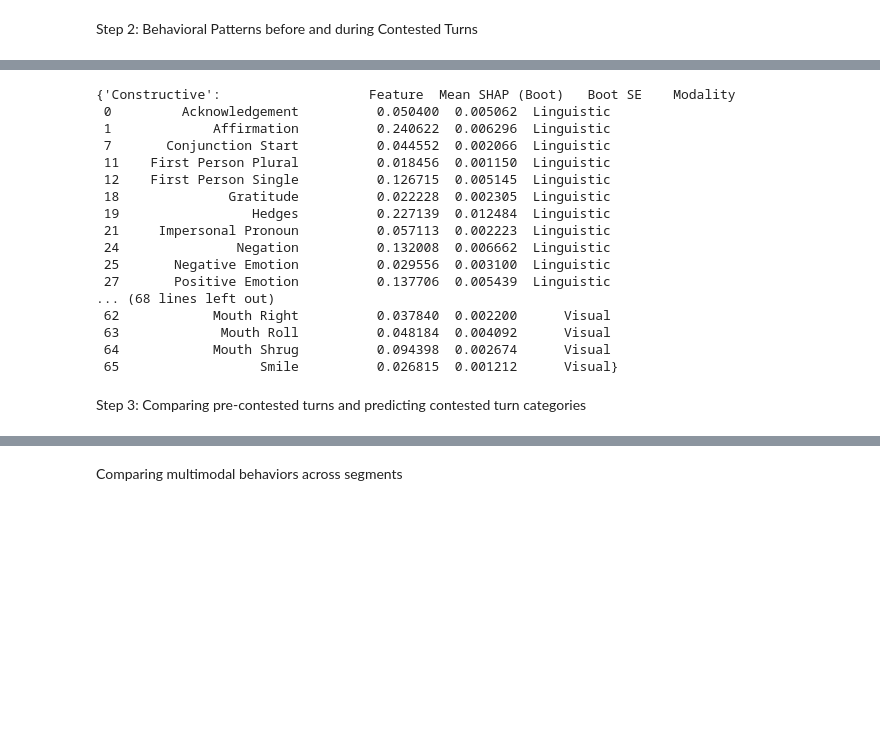
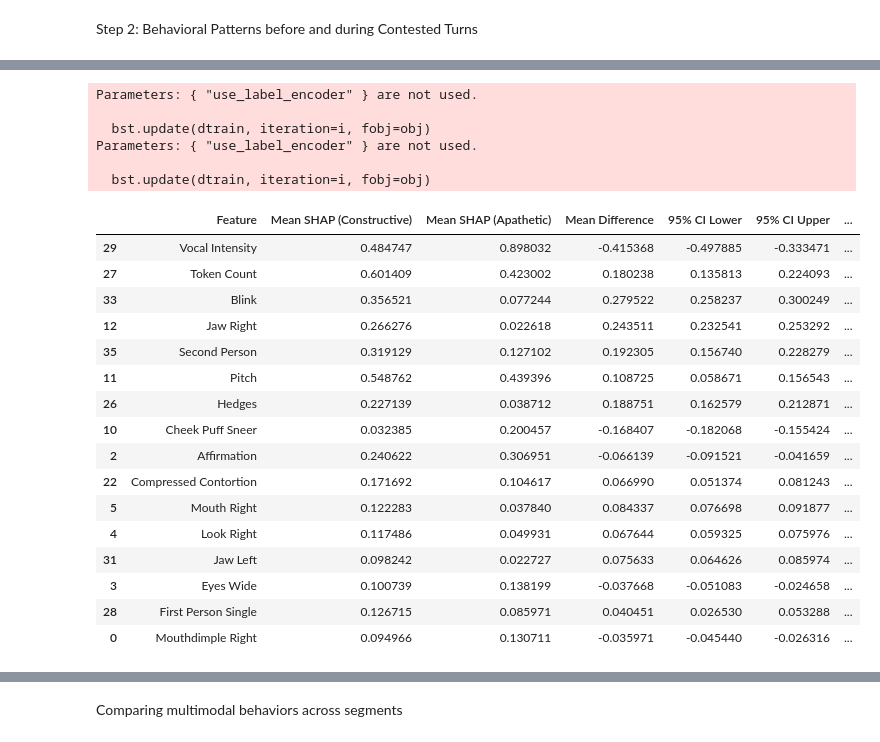
Before and after one commit to bbevis/Con2vec, a Jupyter notebook: Python/turnLevel_results.ipynb, the cells around one changed output, grey strips where cells are left out. Saved outputs shown, nothing was run; the diff lists cells and outputs as text; code cells hidden in the pictures; blank space fills up the shorter version.

```diff
--- a/Python/turnLevel_results.ipynb
+++ b/Python/turnLevel_results.ipynb
@@ -480,22 +533,38 @@ Parameters: { "use_label_encoder" } are not used.
-# %%
-shap_dfs_by_category
-# %% [output]
-{'Constructive':                   Feature  Mean SHAP (Boot)   Boot SE    Modality
- 0         Acknowledgement          0.050400  0.005062  Linguistic
- 1             Affirmation          0.240622  0.006296  Linguistic
- 7       Conjunction Start          0.044552  0.002066  Linguistic
- 11    First Person Plural          0.018456  0.001150  Linguistic
- 12    First Person Single          0.126715  0.005145  Linguistic
- 18              Gratitude          0.022228  0.002305  Linguistic
- 19                 Hedges          0.227139  0.012484  Linguistic
- 21     Impersonal Pronoun          0.057113  0.002223  Linguistic
- 24               Negation          0.132008  0.006662  Linguistic
- 25       Negative Emotion          0.029556  0.003100  Linguistic
- 27       Positive Emotion          0.137706  0.005439  Linguistic
-... (68 lines left out)
- 62            Mouth Right          0.037840  0.002200      Visual
- 63             Mouth Roll          0.048184  0.004092      Visual
- 64            Mouth Shrug          0.094398  0.002674      Visual
- 65                  Smile          0.026815  0.001212      Visual}
-# %% [markdown]
-Step 3: Comparing pre-contested turns and predicting contested turn categories
+# %%
+segments = ['Constructive', 'Apathetic']
+shap_dfs = generate_categorywise_bootstrapped_shap(df, segments, n_boot=1000)
+shap_diff_results = compute_bootstrapped_shap_diff_with_fdr(
+    df_dict=shap_dfs,
+    category1='Constructive',
+    category2='Apathetic',
+    n_boot=1000  # You can adjust this number for precision vs speed
+)
+df_filtered = shap_diff_results[shap_diff_results['FDR-adjusted p'] < 0.05].copy()
+df_filtered['Weighted Score'] = df_filtered['Mean Difference'].abs() * df_filtered[[f'Mean SHAP (Constructive)', f'Mean SHAP (Apathetic)']].max(axis=1)
+top_features = df_filtered.sort_values(by='Weighted Score', ascending=False).head(16)
+
+top_features
+# %% [output]
+Parameters: { "use_label_encoder" } are not used.
+
+  bst.update(dtrain, iteration=i, fobj=obj)
+Parameters: { "use_label_encoder" } are not used.
+
+  bst.update(dtrain, iteration=i, fobj=obj)
+|  | Feature | Mean SHAP (Constructive) | Mean SHAP (Apathetic) | Mean Difference | 95% CI Lower | 95% CI Upper | ... |
+| 29 | Vocal Intensity | 0.484747 | 0.898032 | -0.415368 | -0.497885 | -0.333471 | ... |
+| 27 | Token Count | 0.601409 | 0.423002 | 0.180238 | 0.135813 | 0.224093 | ... |
+| 33 | Blink | 0.356521 | 0.077244 | 0.279522 | 0.258237 | 0.300249 | ... |
+| 12 | Jaw Right | 0.266276 | 0.022618 | 0.243511 | 0.232541 | 0.253292 | ... |
+| 35 | Second Person | 0.319129 | 0.127102 | 0.192305 | 0.156740 | 0.228279 | ... |
+| 11 | Pitch | 0.548762 | 0.439396 | 0.108725 | 0.058671 | 0.156543 | ... |
+| 26 | Hedges | 0.227139 | 0.038712 | 0.188751 | 0.162579 | 0.212871 | ... |
+| 10 | Cheek Puff Sneer | 0.032385 | 0.200457 | -0.168407 | -0.182068 | -0.155424 | ... |
+| 2 | Affirmation | 0.240622 | 0.306951 | -0.066139 | -0.091521 | -0.041659 | ... |
+| 22 | Compressed Contortion | 0.171692 | 0.104617 | 0.066990 | 0.051374 | 0.081243 | ... |
+| 5 | Mouth Right | 0.122283 | 0.037840 | 0.084337 | 0.076698 | 0.091877 | ... |
+| 4 | Look Right | 0.117486 | 0.049931 | 0.067644 | 0.059325 | 0.075976 | ... |
+| 31 | Jaw Left | 0.098242 | 0.022727 | 0.075633 | 0.064626 | 0.085974 | ... |
+| 3 | Eyes Wide | 0.100739 | 0.138199 | -0.037668 | -0.051083 | -0.024658 | ... |
+| 28 | First Person Single | 0.126715 | 0.085971 | 0.040451 | 0.026530 | 0.053288 | ... |
+| 0 | Mouthdimple Right | 0.094966 | 0.130711 | -0.035971 | -0.045440 | -0.026316 | ... |
```
Also changed, not shown: parts of 8 cells of this notebook.
